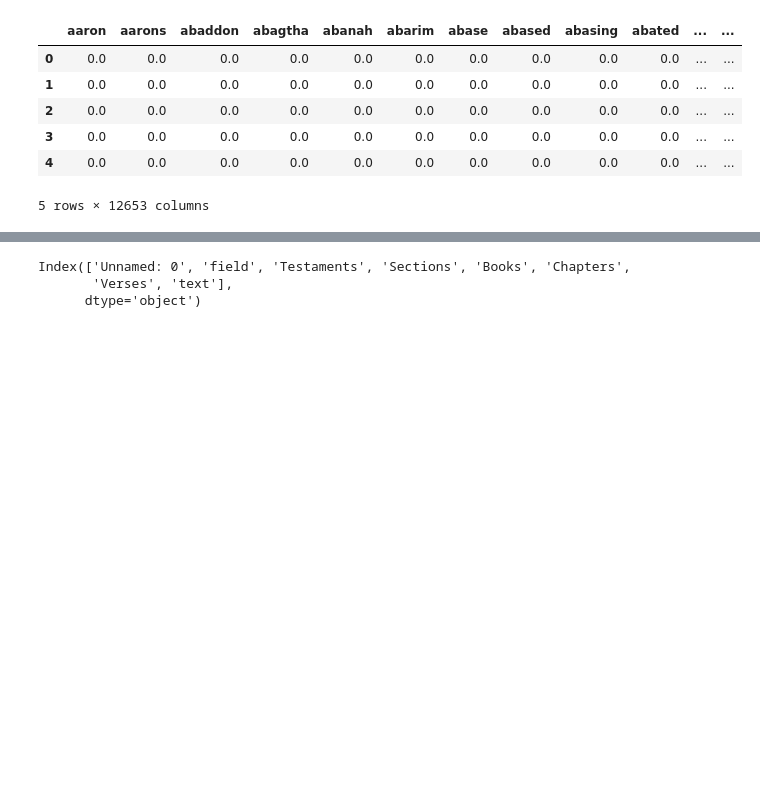
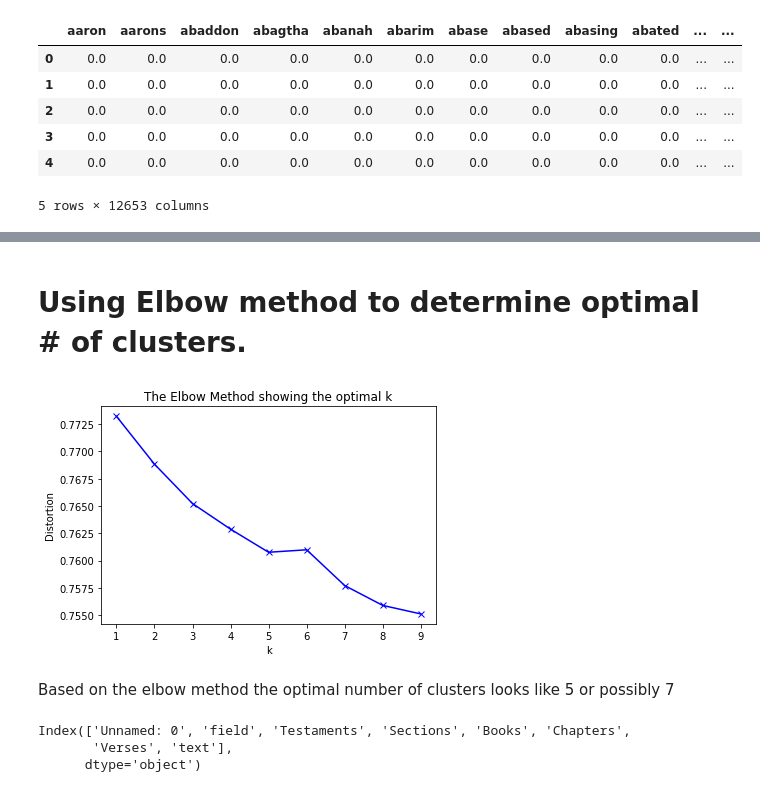
Before and after one commit to Gavin-Whitesitt/Project-2, a Jupyter notebook: Problem #3 Bible.ipynb, the cells around one changed output, grey strips where cells are left out. Cells and saved outputs as stored; diff of their text form; code cells hidden in the pictures; blank space fills up the shorter version.

```diff
--- a/Problem #3 Bible.ipynb
+++ b/Problem #3 Bible.ipynb
@@ -151,6 +154,10 @@ X_bible.head()
 pca = PCA(n_components=2)
 pca.fit(X_bible)
 X_bible_2PCA = pca.transform(X_bible)
+# %%
+pca = PCA(n_components=1000)
+pca.fit(X_bible)
+X_bible_1000PCA = pca.transform(X_bible)
 # %%
 model = SpectralClustering(n_clusters=2, affinity='nearest_neighbors',
                            assign_labels='kmeans')
@@ -185,0 +193,19 @@ plt.scatter(X_bible_2PCA[:, 0], X_bible_2PCA[:, 1], c=labels, s=40, cmap='viridi
+# %% [markdown]
+# Using Elbow method to determine optimal # of clusters.
+# %%
+distortions = []
+K = range(1,10)
+for k in K:
+    kmeanModel = KMeans(n_clusters=k).fit(X_bible_1000PCA)
+    kmeanModel.fit(X_bible_1000PCA)
+    distortions.append(sum(np.min(cdist(X_bible_1000PCA, kmeanModel.cluster_centers_, 'euclidean'), axis=1)) / X_bible_1000PCA.shape[0])
+# %%
+plt.plot(K, distortions, 'bx-')
+plt.xlabel('k')
+plt.ylabel('Distortion')
+plt.title('The Elbow Method showing the optimal k')
+plt.show()
+# %% [output]
+[figure, added]
+# %% [markdown]
+Based on the elbow method the optimal number of clusters looks like 5 or possibly 7
```
Also changed, not shown: parts of 9 cells of this notebook.
